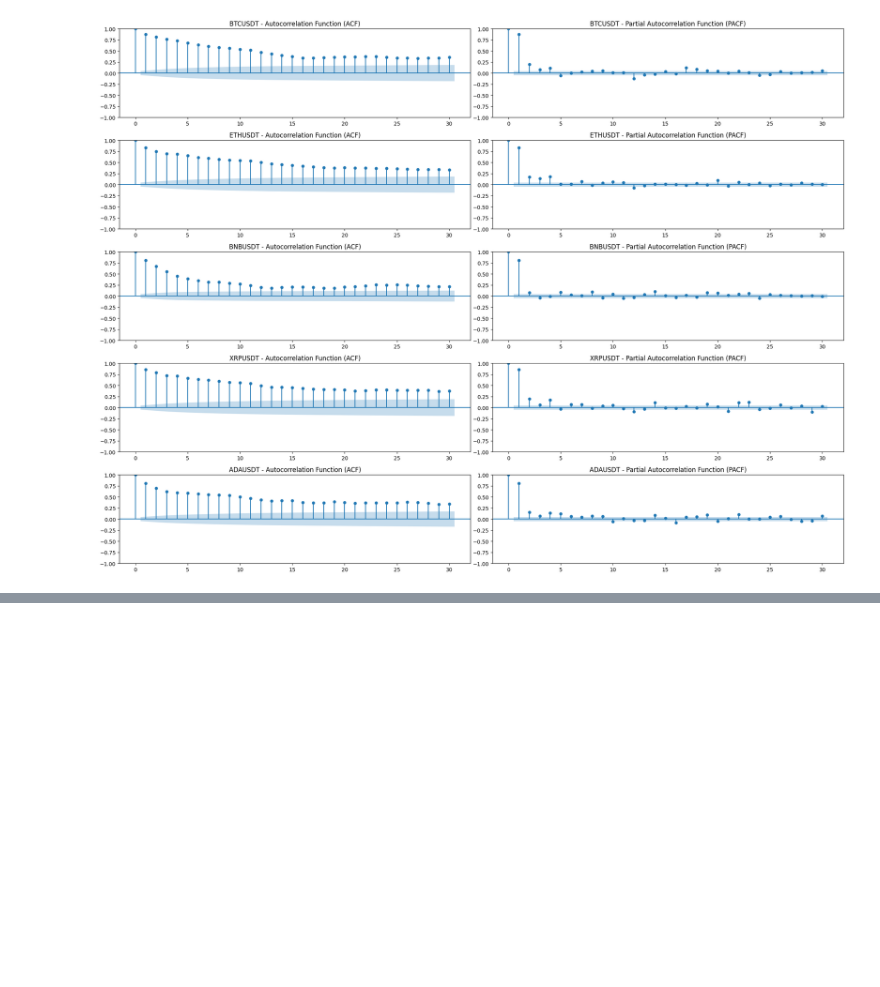
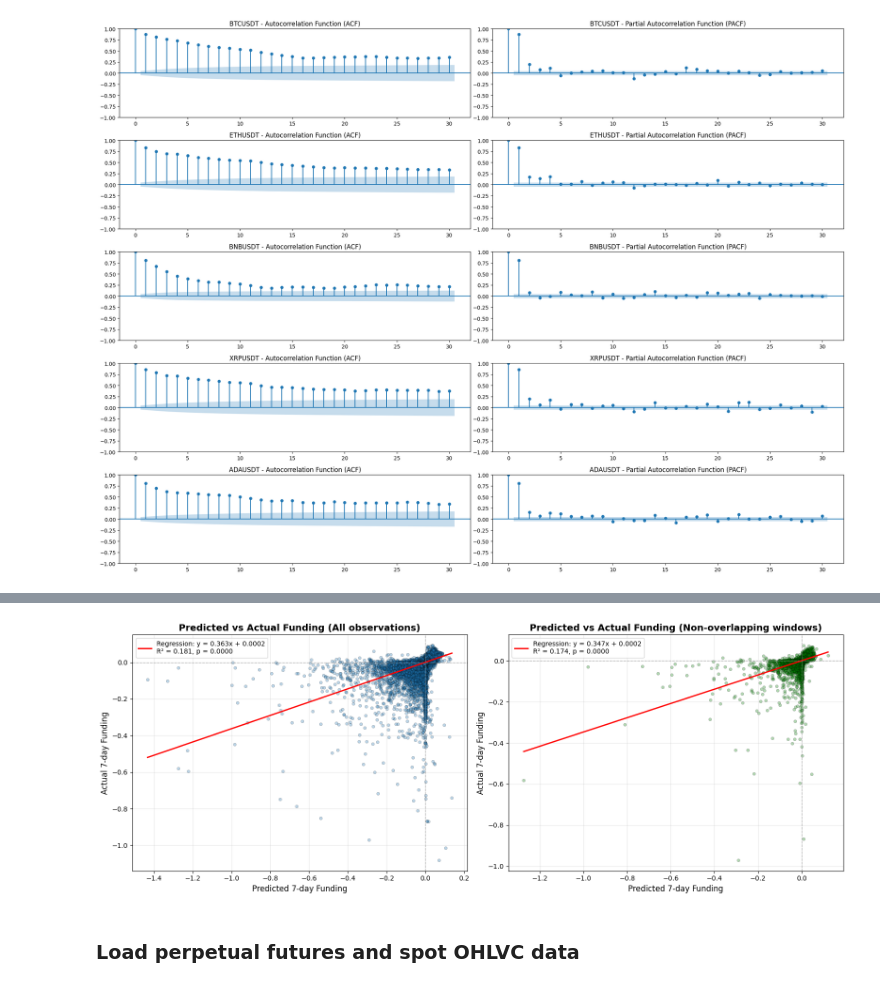
Before and after one commit to BlazOrsos/quant-journey, a Jupyter notebook: research/crypto_basis_arbitrage/crypto_basis_arbitrage.ipynb, the cells around one changed output, grey strips where cells are left out. Cells and saved outputs as stored; diff of their text form; code cells hidden in the pictures; blank space fills up the shorter version.

```diff
--- a/research/crypto_basis_arbitrage/crypto_basis_arbitrage.ipynb
+++ b/research/crypto_basis_arbitrage/crypto_basis_arbitrage.ipynb
@@ -98,0 +193,59 @@ We'll use **0.07%** (mixed maker/taker) as a conservative estimate.
+# %%
+# Create scatter plots of predicted vs actual funding
+
+# Overall scatter plot
+fig, axes = plt.subplots(1, 2, figsize=(16, 6))
+
+# Plot 1: All overlapping data
+axes[0].scatter(df_forecast['predicted_funding'], df_forecast['actual_funding'],
+                alpha=0.3, s=20, edgecolors='black', linewidth=0.5)
+
+# Calculate and plot regression line
+slope1, intercept1, r_value1, p_value1, std_err1 = linregress(
+    df_forecast['predicted_funding'], df_forecast['actual_funding']
+)
+x_line1 = np.array([df_forecast['predicted_funding'].min(), df_forecast['predicted_funding'].max()])
+y_line1 = slope1 * x_line1 + intercept1
+axes[0].plot(x_line1, y_line1, 'r-', linewidth=2,
+            label=f'Regression: y = {slope1:.3f}x + {intercept1:.4f}\nR² = {r_value1**2:.3f}, p = {p_value1:.4f}')
+
+# Add horizontal and vertical lines at zero
+axes[0].axhline(y=0, color='gray', linestyle='--', linewidth=1, alpha=0.5)
+axes[0].axvline(x=0, color='gray', linestyle='--', linewidth=1, alpha=0.5)
+
+axes[0].set_xlabel('Predicted 7-day Funding', fontsize=12)
+axes[0].set_ylabel('Actual 7-day Funding', fontsize=12)
+axes[0].set_title('Predicted vs Actual Funding (All observations)', fontsize=14, fontweight='bold')
+axes[0].legend(fontsize=10)
+axes[0].grid(True, alpha=0.3)
+
+# Plot 2: Non-overlapping windows (sample every 7th row)
+df_forecast_sampled = df_forecast.groupby('symbol').apply(lambda x: x.iloc[::7], include_groups=False).reset_index(drop=True)
+axes[1].scatter(df_forecast_sampled['predicted_funding'], df_forecast_sampled['actual_funding'],
+                alpha=0.3, s=20, color='green', edgecolors='black', linewidth=0.5)
+
+# Calculate and plot regression line
+slope2, intercept2, r_value2, p_value2, std_err2 = linregress(
+    df_forecast_sampled['predicted_funding'], df_forecast_sampled['actual_funding']
+)
+x_line2 = np.array([df_forecast_sampled['predicted_funding'].min(), df_forecast_sampled['predicted_funding'].max()])
+y_line2 = slope2 * x_line2 + intercept2
+axes[1].plot(x_line2, y_line2, 'r-', linewidth=2,
+            label=f'Regression: y = {slope2:.3f}x + {intercept2:.4f}\nR² = {r_value2**2:.3f}, p = {p_value2:.4f}')
+
+# Add horizontal and vertical lines at zero
+axes[1].axhline(y=0, color='gray', linestyle='--', linewidth=1, alpha=0.5)
+axes[1].axvline(x=0, color='gray', linestyle='--', linewidth=1, alpha=0.5)
+
+axes[1].set_xlabel('Predicted 7-day Funding', fontsize=12)
+axes[1].set_ylabel('Actual 7-day Funding', fontsize=12)
+axes[1].set_title('Predicted vs Actual Funding (Non-overlapping windows)', fontsize=14, fontweight='bold')
+axes[1].legend(fontsize=10)
+axes[1].grid(True, alpha=0.3)
+
+plt.tight_layout()
+plt.show()
+# %% [output]
+[figure, added]
+# %% [markdown]
+### Load perpetual futures and spot OHLVC data
```
Also changed, not shown: parts of 7 cells of this notebook.
